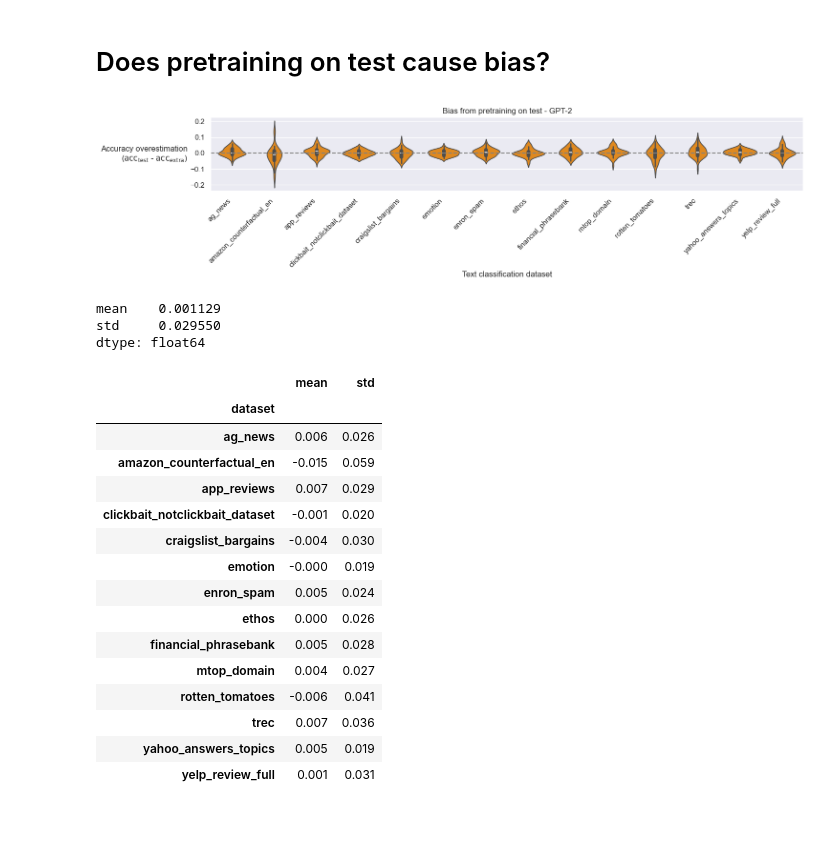
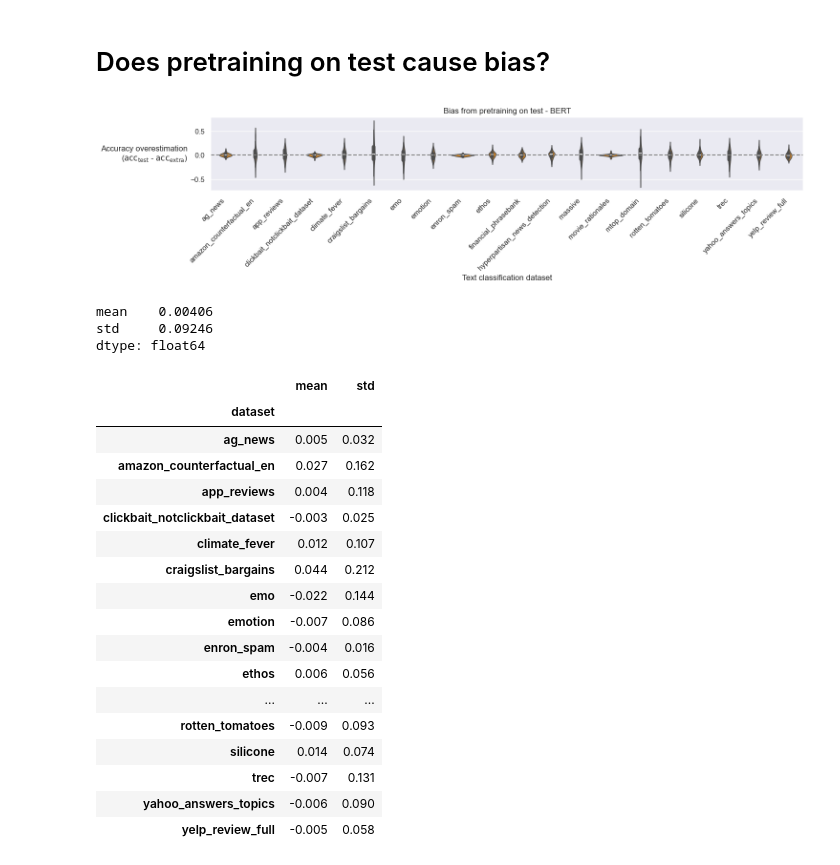
Before and after one commit to kddubey/pretrain-on-test, a Jupyter notebook: meta_analysis.ipynb, the cells around one changed output. Cells and saved outputs as stored; diff of their text form; code cells hidden in the pictures; blank space fills up the shorter version.

```diff
--- a/meta_analysis.ipynb
+++ b/meta_analysis.ipynb
@@ -21,10 +22,12 @@ import torch
 WARNING (pytensor.tensor.blas): Using NumPy C-API based implementation for BLAS functions.
 # %%
 sns.set_theme(style="darkgrid")
+# %%
+model: Literal["bert", "gpt2"] = "bert"
 # %% [markdown]
 # Load data
 # %%
-ACCURACIES_DIR = os.path.join("accuracies_from_paper", "gpt2")
+ACCURACIES_DIR = os.path.join("accuracies_from_paper", model)
 
 _dfs = []
 for dataset in sorted(os.listdir(ACCURACIES_DIR)):
@@ -237,37 +244,39 @@ Solid evidence that pretraining helps. There's an effect to detect.
 # %%
 eda(
     accuracy_df,
     control_column="extra",
     treatment_column="test",
-    title="Bias from pretraining on test - GPT-2",
+    title=f"Bias from pretraining on test - {model_name}",
     color="darkorange",
     ylabel=(
         "Accuracy overestimation\n"
         "($\\text{acc}_\\text{test}$ - $\\text{acc}_\\text{extra}$)"
     ),
     rotation="horizontal",
     ha="right",
     va="center",
 )
 # %% [output]
-[figure, old version]
+[figure, new version]
-mean    0.001129
-std     0.029550
+mean    0.00406
+std     0.09246
 dtype: float64
 |  | mean | std |
 | dataset |  |  |
-| ag_news | 0.006 | 0.026 |
-| amazon_counterfactual_en | -0.015 | 0.059 |
-| app_reviews | 0.007 | 0.029 |
-| clickbait_notclickbait_dataset | -0.001 | 0.020 |
-| craigslist_bargains | -0.004 | 0.030 |
-| emotion | -0.000 | 0.019 |
-| enron_spam | 0.005 | 0.024 |
-| ethos | 0.000 | 0.026 |
-| financial_phrasebank | 0.005 | 0.028 |
-| mtop_domain | 0.004 | 0.027 |
-| rotten_tomatoes | -0.006 | 0.041 |
-| trec | 0.007 | 0.036 |
-| yahoo_answers_topics | 0.005 | 0.019 |
-| yelp_review_full | 0.001 | 0.031 |
+| ag_news | 0.005 | 0.032 |
+| amazon_counterfactual_en | 0.027 | 0.162 |
+| app_reviews | 0.004 | 0.118 |
+| clickbait_notclickbait_dataset | -0.003 | 0.025 |
+| climate_fever | 0.012 | 0.107 |
+| craigslist_bargains | 0.044 | 0.212 |
+| emo | -0.022 | 0.144 |
+| emotion | -0.007 | 0.086 |
+| enron_spam | -0.004 | 0.016 |
+| ethos | 0.006 | 0.056 |
+| ... | ... | ... |
+| rotten_tomatoes | -0.009 | 0.093 |
+| silicone | 0.014 | 0.074 |
+| trec | -0.007 | 0.131 |
+| yahoo_answers_topics | -0.006 | 0.090 |
+| yelp_review_full | -0.005 | 0.058 |
 # %%
```
Also changed, not shown: parts of 11 cells of this notebook, 3 other files.
